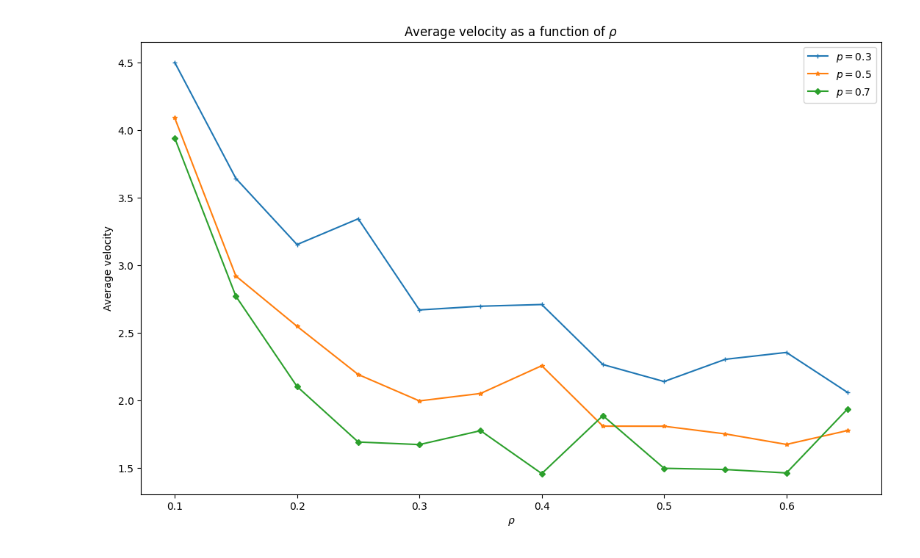
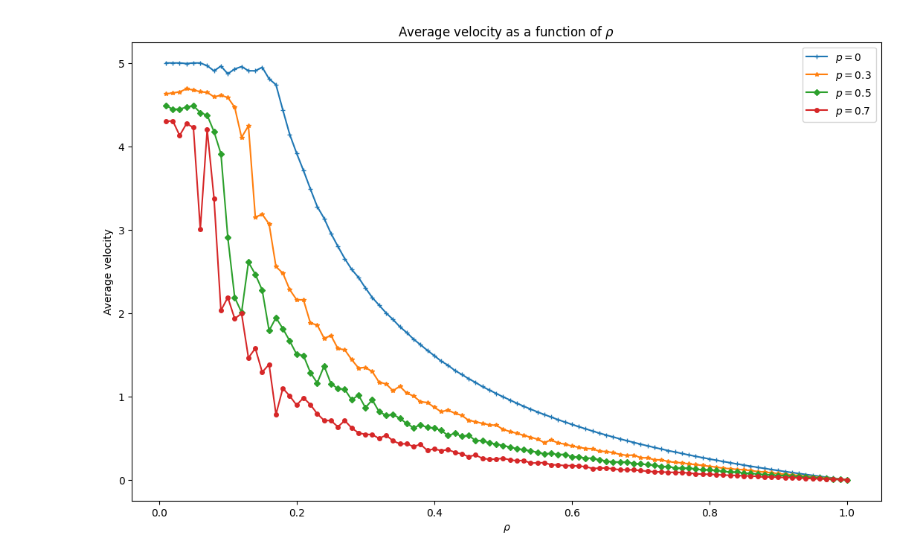
Before and after one commit to KasiaMacioszek/AgentBasedModelling, a Jupyter notebook: Assignment4/Assignment4.ipynb, the cells around one changed output. Saved outputs shown, nothing was run; the diff lists cells and outputs as text; code cells hidden in the pictures.

```diff
--- a/Assignment4/Assignment4.ipynb
+++ b/Assignment4/Assignment4.ipynb
@@ -95,20 +80,21 @@ def create_results(ps, rhos, L=100, T=100):
 # %%
 def avg_velocity(ps, rhos, L=100, T=100):
     plt.figure(figsize=(13, 8))
-    markers = ["+", "*", "D"]
+    markers = ["+", "*", "D", 'o']
     for j, p in enumerate(ps):
         velocities = np.zeros(len(rhos))
         for i, rho in enumerate(rhos):
-            NS = NagelSchreckenberg(p, rho, L)
-            velocities[i] = NS.simulate_and_save_new(T)[0]
+            ns = NS(p, rho, L=L, T=T)
+            velocities[i] = ns.simulate()[0]
         plt.plot(rhos, velocities, marker=markers[j], markersize=4, label=rf"$p={p}$")
 
     plt.xlabel(rf"$\rho$")
     plt.ylabel("Average velocity")
     plt.title(rf"Average velocity as a function of $\rho$")
     plt.legend()
-    plt.savefig("images/avg_velocity.png")
+    plt.savefig("images/avg_velocity_new.png")
 # %%
-ps = [0.3, 0.5, 0.7]
-ros = [0.1, 0.2, 0.6]
+ps = [0, 0.3, 0.5, 0.7]
+rhos1 = [0.1, 0.2, 0.4]
+rhos2 = np.linspace(0.01, 1, 100)
 # %%
@@ -120,4 +108,4 @@ rhos = np.arange(0.1, 0.7, 0.05)
 # %%
-avg_velocity(ps, rhos)
+avg_velocity(ps, rhos2)
 # %% [output]
-[figure, old version]
+[figure, new version]
```
Also changed, not shown: parts of 7 cells of this notebook, 5 other files.
